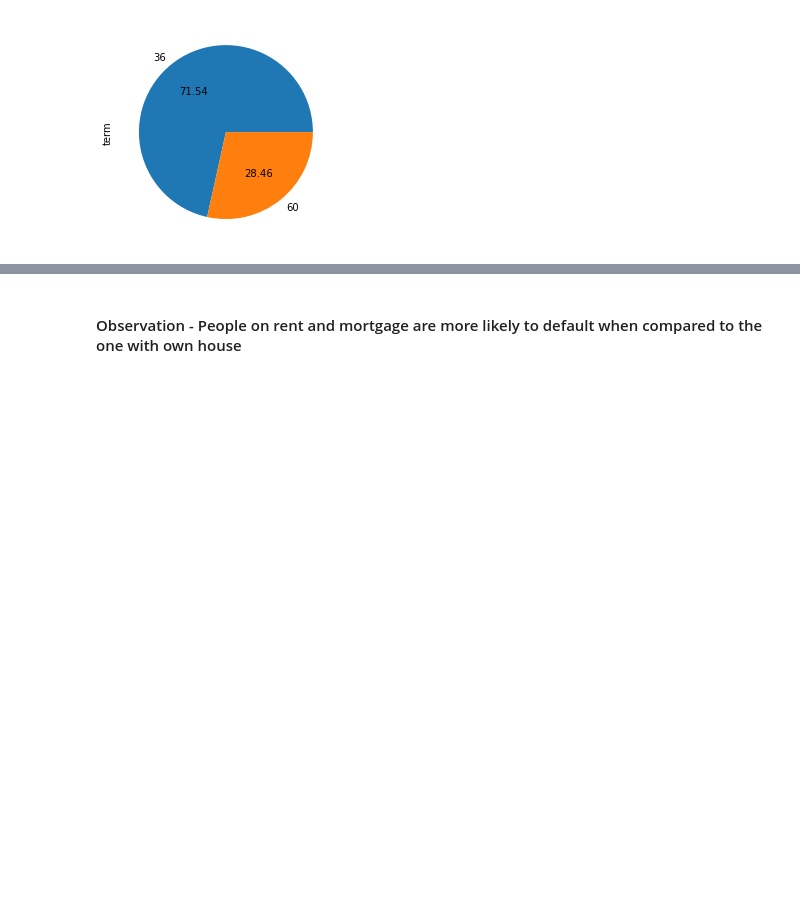
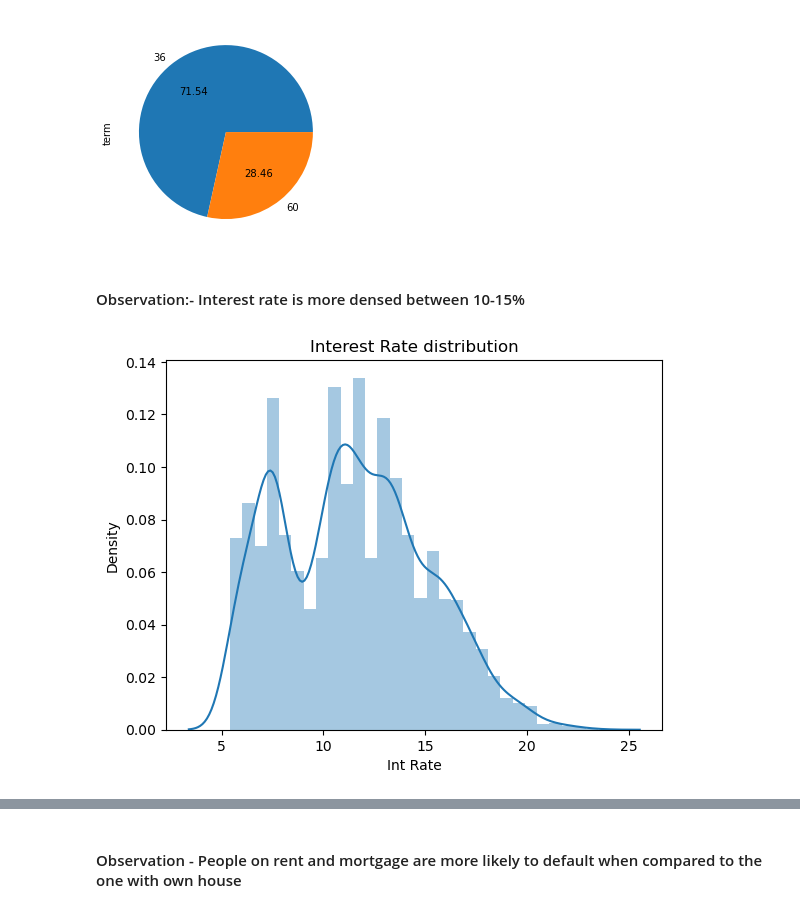
Before and after one commit to abhi-singh-123/Lending-club-case-study, a Jupyter notebook: Lending-Club-Case-Study.ipynb, the cells around one changed output, grey strips where cells are left out. Drawn from its saved outputs; the diff is of its cells as text; code cells hidden in the pictures; blank space fills up the shorter version.

```diff
--- a/Lending-Club-Case-Study.ipynb
+++ b/Lending-Club-Case-Study.ipynb
@@ -514,3 +514,14 @@ df_after_dropped_cols.term.value_counts().plot.pie(autopct='%.2f')
 # %% [output]
 <AxesSubplot:ylabel='term'>
 [figure]
+# %% [markdown]
+#### Observation:- Interest rate is more densed between 10-15%
+# %%
+# Distribution of interest rate
+sns.distplot(sorted(df_after_dropped_cols.int_rate),kde=True,bins=30)
+plt.xlabel('Int Rate')
+plt.ylabel('Density')
+plt.title('Interest Rate distribution')
+plt.show()
+# %% [output]
+[figure, added]
```
Also changed, not shown: parts of 37 cells of this notebook.
